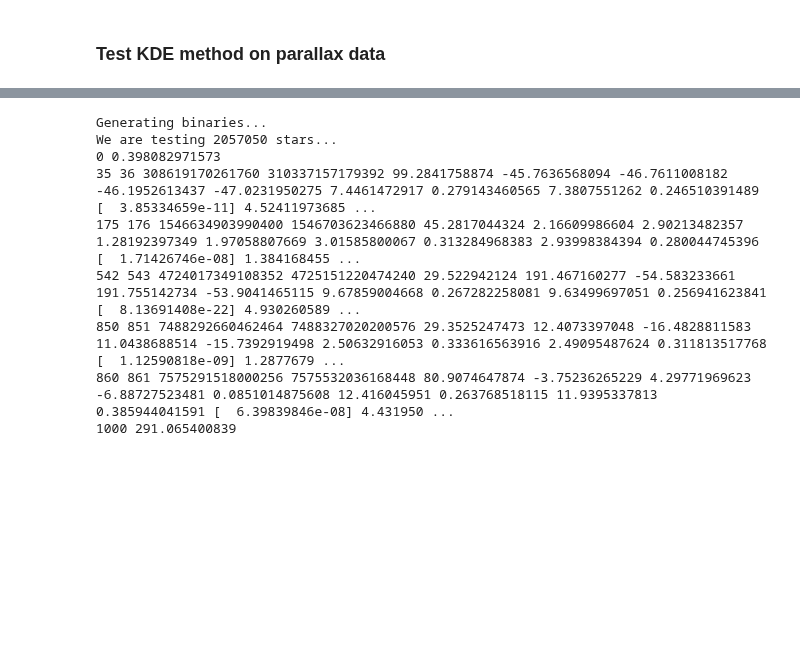
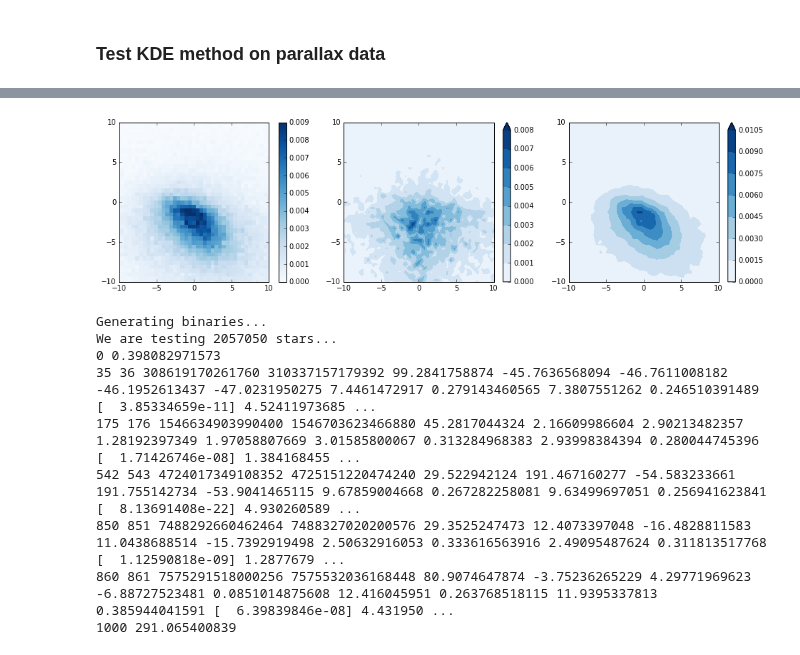
Before and after one commit to astroJeff/gaia_binaries, a Jupyter notebook: notebooks/TGAS_general.ipynb, the cells around one changed output, grey strips where cells are left out. Saved outputs shown, nothing was run; the diff lists cells and outputs as text; code cells hidden in the pictures; blank space fills up the shorter version.

```diff
--- a/notebooks/TGAS_general.ipynb
+++ b/notebooks/TGAS_general.ipynb
@@ -142,3 +194,46 @@ plt.show()
+# %%
+fig, ax = plt.subplots(1, 3, figsize=(16,4))
+
+nbins = 200
+xmin, xmax = -50.0, 50.0
+ymin, ymax = -50.0, 50.0
+
+xbins = np.linspace(xmin, xmax, nbins)
+ybins = np.linspace(ymin, ymax, nbins)
+X, Y = np.meshgrid(xbins, ybins)
+mu_grid = np.array([X.flatten(), Y.flatten()]).T
+
+pdf, xedges, yedges = np.histogram2d(tgas_full['mu_ra'],
+                                     tgas_full['mu_dec'],
+                                     normed=True,
+                                     bins=[xbins,ybins])
+
+im = ax[0].pcolormesh(xbins, ybins, pdf.T, cmap='Blues', vmax=0.009)
+fig.colorbar(im, ax=ax[0])
+
+
+P_random.mu_kde = None
+Z = P_random.get_sigma_mu(X.flatten(), Y.flatten(), catalog=tgas_full, method='kde', bandwidth=0.003)
+
+im = ax[1].tricontourf(X.flatten(), Y.flatten(), Z, cmap='Blues', extend='max')
+fig.colorbar(im, ax=ax[1])
+
+
+
+P_random.mu_kde = None
+Z = P_random.get_sigma_mu(X.flatten(), Y.flatten(), catalog=tgas_full, method='sklearn_kde', bandwidth=0.5)
+
+im = ax[2].tricontourf(X.flatten(), Y.flatten(), Z, cmap='Blues', extend='max')
+fig.colorbar(im, ax=ax[2])
+
+
+for a in ax:
+    a.set_xlim(-10.0, 10.0)
+    a.set_ylim(-10.0, 10.0)
+
+plt.show()
+# %% [output]
+[figure, added]
 # %%
 P_posterior.match_binaries(tgas_full)
 # %% [output]
```
Also changed, not shown: parts of 8 cells of this notebook, 5 other files.
